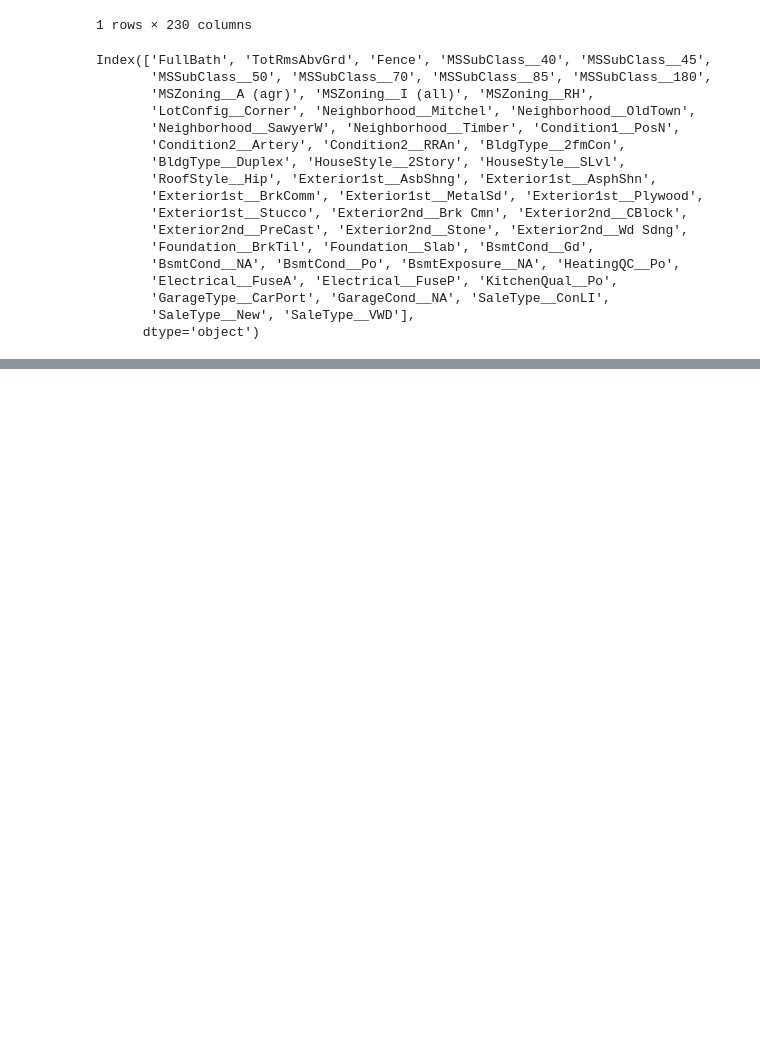
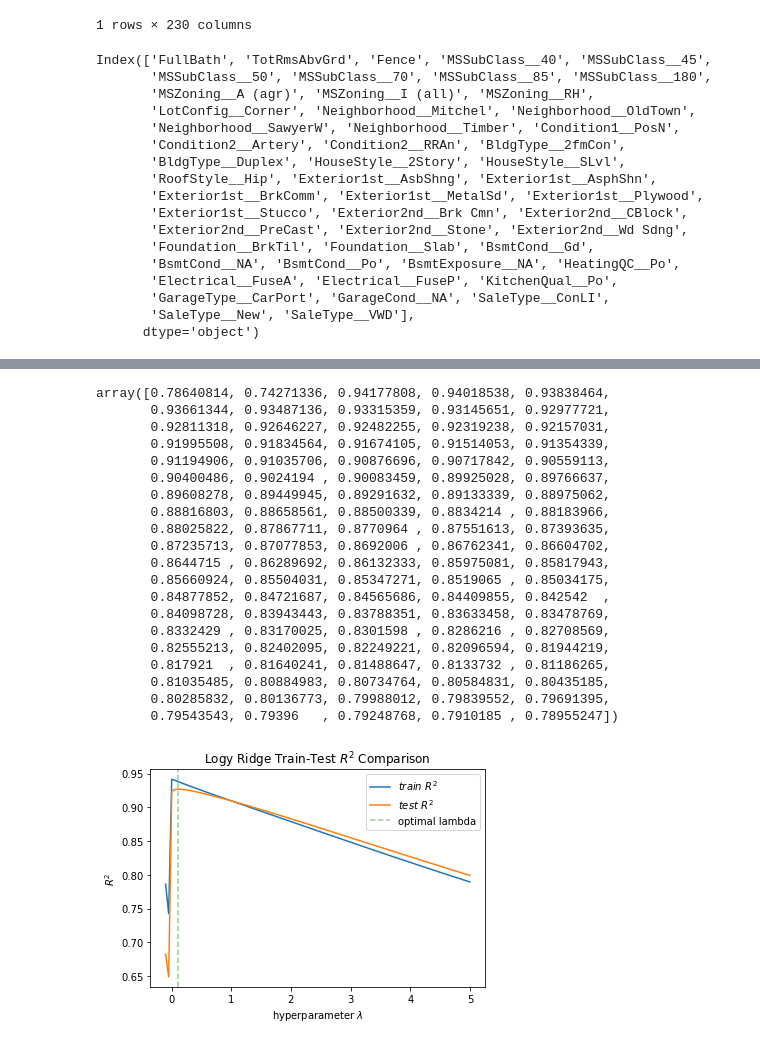
Before and after one commit to mobrien829/ames-ml-project, a Jupyter notebook: Caroline/Model Run attempt 1 MLR.ipynb, the cells around one changed output, grey strips where cells are left out. Drawn from its saved outputs; the diff is of its cells as text; code cells hidden in the pictures; blank space fills up the shorter version.

```diff
--- a/Caroline/Model Run attempt 1 MLR.ipynb
+++ b/Caroline/Model Run attempt 1 MLR.ipynb
@@ -221,0 +451,33 @@ Index(['FullBath', 'TotRmsAbvGrd', 'Fence', 'MSSubClass__40', 'MSSubClass__45',
+# %%
+#Lol sos
+plt.plot(alphas, log_ridge_scores_train, label=r'$train\ R^2$')
+plt.plot(alphas, log_ridge_scores_test, label=r'$test\ R^2$')
+plt.title(r'Logy Ridge Train-Test $R^2$ Comparison')
+# lasso_underfit = lasso_scores_train < lasso_scores_test
+# last_underfit  = np.max(alphas[lasso_underfit])
+plt.axvline(alphas[log_max_index], linestyle='--', color='g', label='optimal lambda', alpha=0.4)
+plt.legend(loc=1)
+plt.xlabel(r'hyperparameter $\lambda$')
+plt.ylabel(r'$R^2$')
+# %% [output]
+array([0.78640814, 0.74271336, 0.94177808, 0.94018538, 0.93838464,
+       0.93661344, 0.93487136, 0.93315359, 0.93145651, 0.92977721,
+       0.92811318, 0.92646227, 0.92482255, 0.92319238, 0.92157031,
+       0.91995508, 0.91834564, 0.91674105, 0.91514053, 0.91354339,
+       0.91194906, 0.91035706, 0.90876696, 0.90717842, 0.90559113,
+       0.90400486, 0.9024194 , 0.90083459, 0.89925028, 0.89766637,
+       0.89608278, 0.89449945, 0.89291632, 0.89133339, 0.88975062,
+       0.88816803, 0.88658561, 0.88500339, 0.8834214 , 0.88183966,
+       0.88025822, 0.87867711, 0.8770964 , 0.87551613, 0.87393635,
+       0.87235713, 0.87077853, 0.8692006 , 0.86762341, 0.86604702,
+       0.8644715 , 0.86289692, 0.86132333, 0.85975081, 0.85817943,
+       0.85660924, 0.85504031, 0.85347271, 0.8519065 , 0.85034175,
+       0.84877852, 0.84721687, 0.84565686, 0.84409855, 0.842542  ,
+       0.84098728, 0.83943443, 0.83788351, 0.83633458, 0.83478769,
+       0.8332429 , 0.83170025, 0.8301598 , 0.8286216 , 0.82708569,
+       0.82555213, 0.82402095, 0.82249221, 0.82096594, 0.81944219,
+       0.817921  , 0.81640241, 0.81488647, 0.8133732 , 0.81186265,
+       0.81035485, 0.80884983, 0.80734764, 0.80584831, 0.80435185,
+       0.80285832, 0.80136773, 0.79988012, 0.79839552, 0.79691395,
+       0.79543543, 0.79396   , 0.79248768, 0.7910185 , 0.78955247])
+[figure, added]
```
Also changed, not shown: parts of 33 cells of this notebook, 1 other file.
